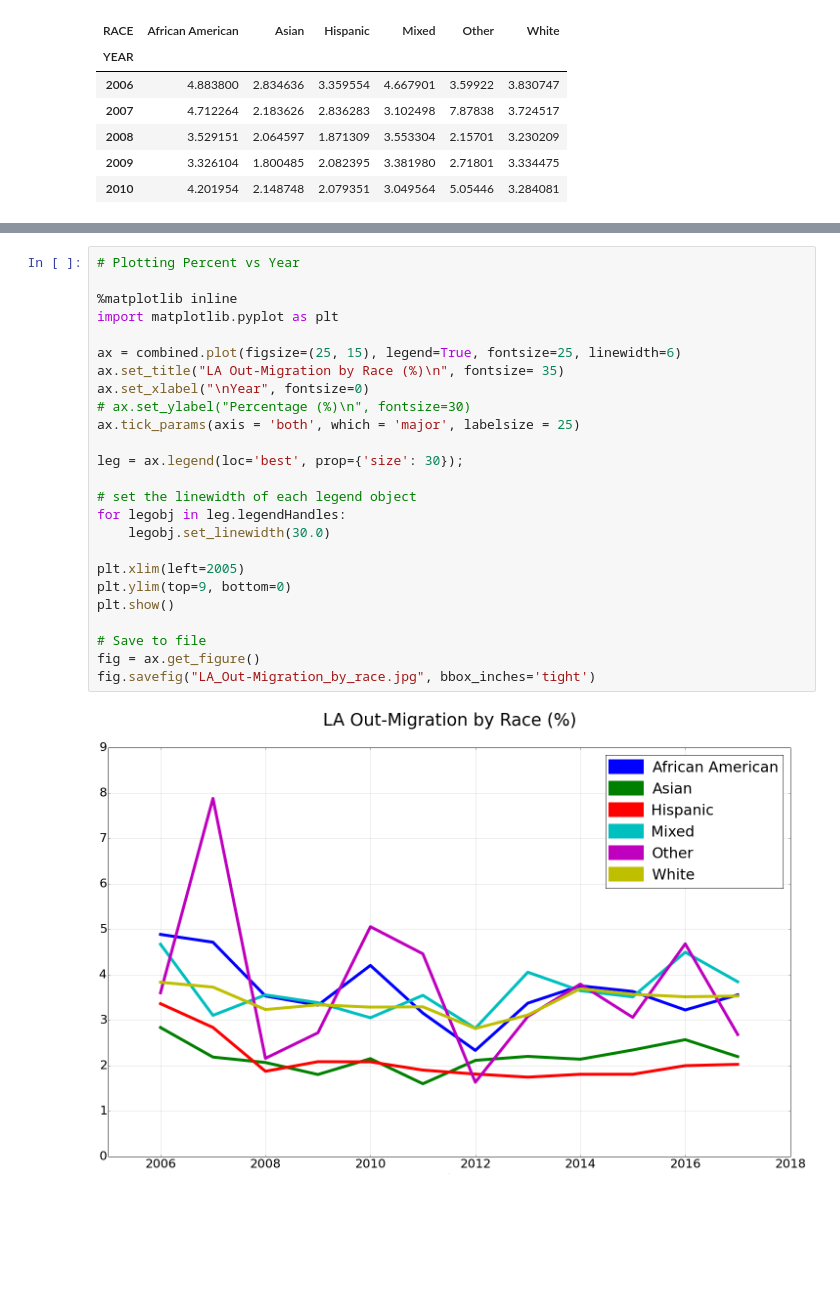
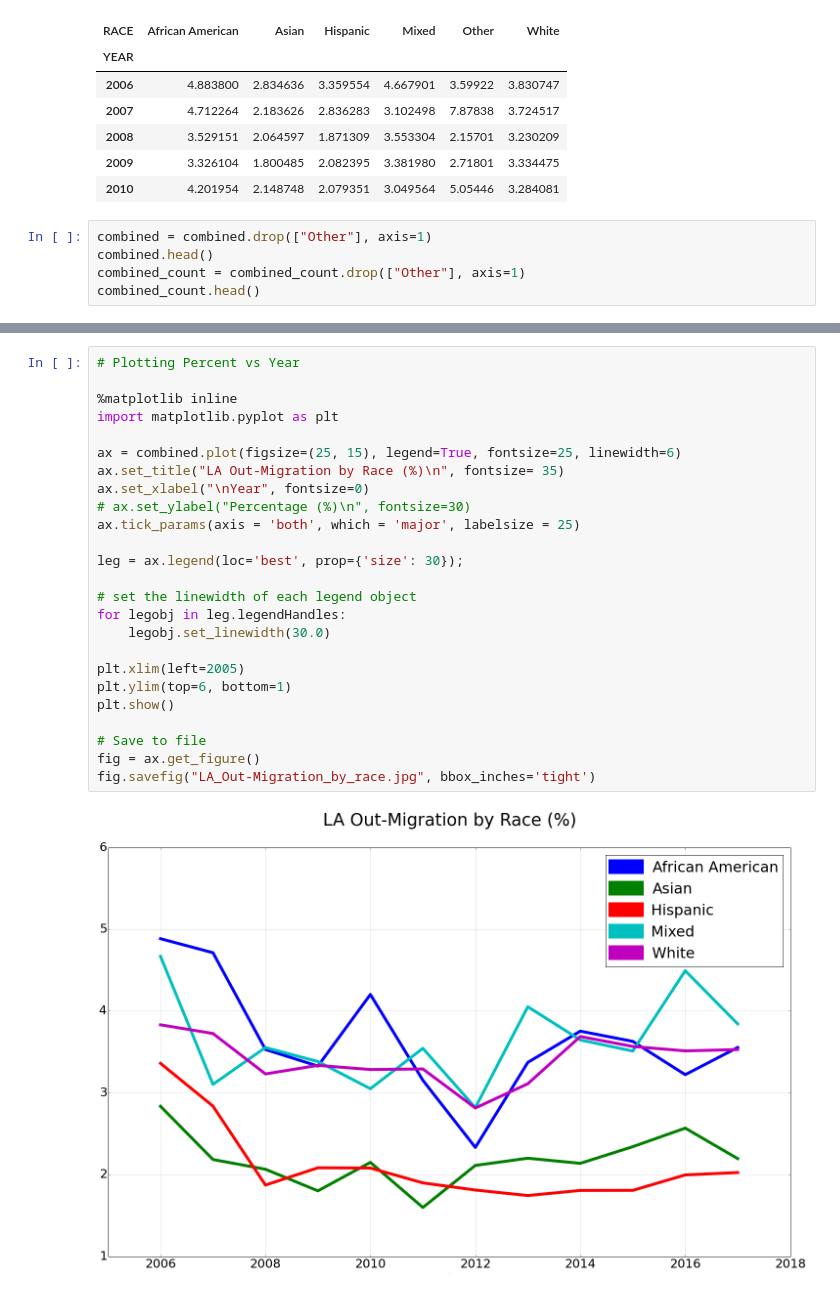
Before and after one commit to CityOfLosAngeles/Data-Angels, a Jupyter notebook: Fall 2018 Projects/LA_Outmigration/Visuals/Race.ipynb, the cells around one changed output, grey strips where cells are left out. Cells and saved outputs as stored; diff of their text form; blank space fills up the shorter version.

Commit message:
Remove "Other" from the race plots

```diff
--- a/Fall 2018 Projects/LA_Outmigration/Visuals/Race.ipynb
+++ b/Fall 2018 Projects/LA_Outmigration/Visuals/Race.ipynb
@@ -89,3 +89,8 @@ combined.head()
 | 2008 | 3.529151 | 2.064597 | 1.871309 | 3.553304 | 2.15701 | 3.230209 |
 | 2009 | 3.326104 | 1.800485 | 2.082395 | 3.381980 | 2.71801 | 3.334475 |
 | 2010 | 4.201954 | 2.148748 | 2.079351 | 3.049564 | 5.05446 | 3.284081 |
+# %%
+combined = combined.drop(["Other"], axis=1)
+combined.head()
+combined_count = combined_count.drop(["Other"], axis=1)
+combined_count.head()
@@ -92,30 +105,30 @@ combined.head()
 # %%
 # Plotting Percent vs Year
 
 %matplotlib inline
 import matplotlib.pyplot as plt
 
 ax = combined.plot(figsize=(25, 15), legend=True, fontsize=25, linewidth=6)
 ax.set_title("LA Out-Migration by Race (%)\n", fontsize= 35)
 ax.set_xlabel("\nYear", fontsize=0)
 # ax.set_ylabel("Percentage (%)\n", fontsize=30)
 ax.tick_params(axis = 'both', which = 'major', labelsize = 25)
 
 leg = ax.legend(loc='best', prop={'size': 30});
 
 # set the linewidth of each legend object
 for legobj in leg.legendHandles:
     legobj.set_linewidth(30.0)
 
 plt.xlim(left=2005)
-plt.ylim(top=9, bottom=0)
+plt.ylim(top=6, bottom=1)
 plt.show()
 
 # Save to file
 fig = ax.get_figure()
 fig.savefig("LA_Out-Migration_by_race.jpg", bbox_inches='tight')
 # %% [output]
-[figure, old version]
+[figure, new version]
 # %%
 # Plotting Out-migration Total vs Year
 
```
Also changed, not shown: parts of 2 cells of this notebook, 2 other files.
